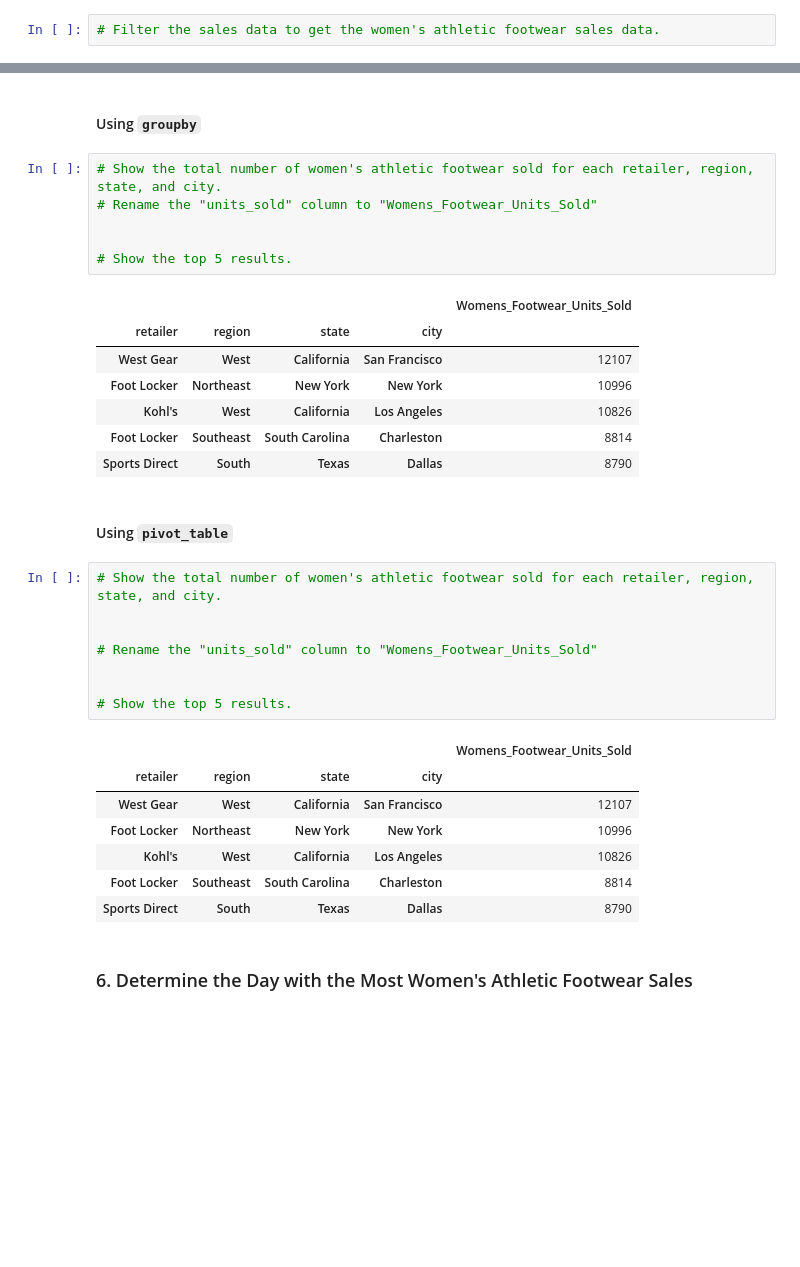
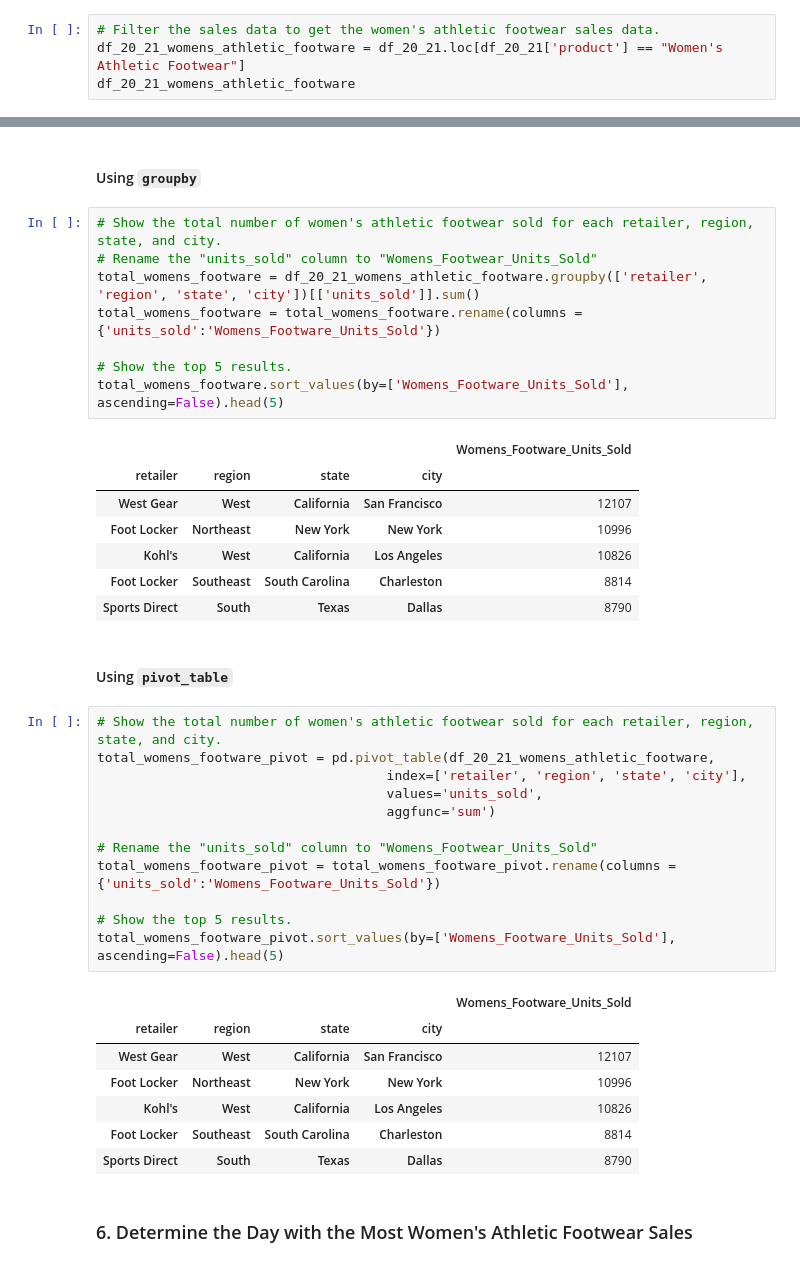
Before and after one commit to EstebanMissura/athletic_sales_analysis, a Jupyter notebook: athletic_sales_analysis.ipynb, the cells around one changed output, grey strips where cells are left out. Drawn from its saved outputs; the diff is of its cells as text; blank space fills up the shorter version.

```diff
--- a/athletic_sales_analysis.ipynb
+++ b/athletic_sales_analysis.ipynb
@@ -321,6 +321,8 @@ total_sales_retailer_pivot.sort_values(by=['Total Sales'], ascending=False).head
 ### 5. Determine which Retailer Sold the Most Women's Athletic Footwear
 # %%
 # Filter the sales data to get the women's athletic footwear sales data.
+df_20_21_womens_athletic_footware = df_20_21.loc[df_20_21['product'] == "Women's Athletic Footwear"]
+df_20_21_womens_athletic_footware
 # %% [output]
 |  | retailer | retailer_id | invoice_date | region | state | city | product | price_per_unit | units_sold | ... |
 | 21 | Foot Locker | 1185732 | 2020-01-04 | Northeast | New York | New York | Women's Athletic Footwear | 36 | 281 | ... |
@@ -340,11 +342,13 @@ total_sales_retailer_pivot.sort_values(by=['Total Sales'], ascending=False).head
 # %%
 # Show the total number of women's athletic footwear sold for each retailer, region, state, and city.
 # Rename the "units_sold" column to "Womens_Footwear_Units_Sold"
-
+total_womens_footware = df_20_21_womens_athletic_footware.groupby(['retailer', 'region', 'state', 'city'])[['units_sold']].sum()
+total_womens_footware = total_womens_footware.rename(columns = {'units_sold':'Womens_Footware_Units_Sold'})
 
 # Show the top 5 results.
+total_womens_footware.sort_values(by=['Womens_Footware_Units_Sold'], ascending=False).head(5)
 # %% [output]
-|  |  |  |  | Womens_Footwear_Units_Sold |
+|  |  |  |  | Womens_Footware_Units_Sold |
 | retailer | region | state | city |  |
 | West Gear | West | California | San Francisco | 12107 |
 | Foot Locker | Northeast | New York | New York | 10996 |
@@ -355,14 +359,18 @@ total_sales_retailer_pivot.sort_values(by=['Total Sales'], ascending=False).head
 #### Using `pivot_table`
 # %%
 # Show the total number of women's athletic footwear sold for each retailer, region, state, and city.
-
+total_womens_footware_pivot = pd.pivot_table(df_20_21_womens_athletic_footware,
+                                     index=['retailer', 'region', 'state', 'city'],
+                                     values='units_sold',
+                                     aggfunc='sum')
 
 # Rename the "units_sold" column to "Womens_Footwear_Units_Sold"
-
+total_womens_footware_pivot = total_womens_footware_pivot.rename(columns = {'units_sold':'Womens_Footware_Units_Sold'})
 
 # Show the top 5 results.
+total_womens_footware_pivot.sort_values(by=['Womens_Footware_Units_Sold'], ascending=False).head(5)
 # %% [output]
-|  |  |  |  | Womens_Footwear_Units_Sold |
+|  |  |  |  | Womens_Footware_Units_Sold |
 | retailer | region | state | city |  |
 | West Gear | West | California | San Francisco | 12107 |
 | Foot Locker | Northeast | New York | New York | 10996 |
```
Also changed, not shown: parts of 3 cells of this notebook, 1 other file.
